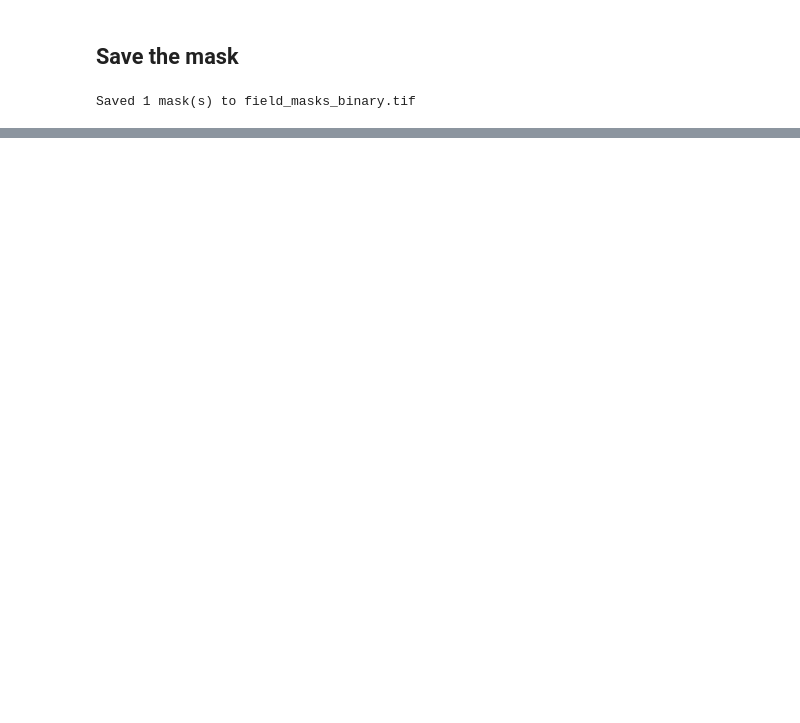
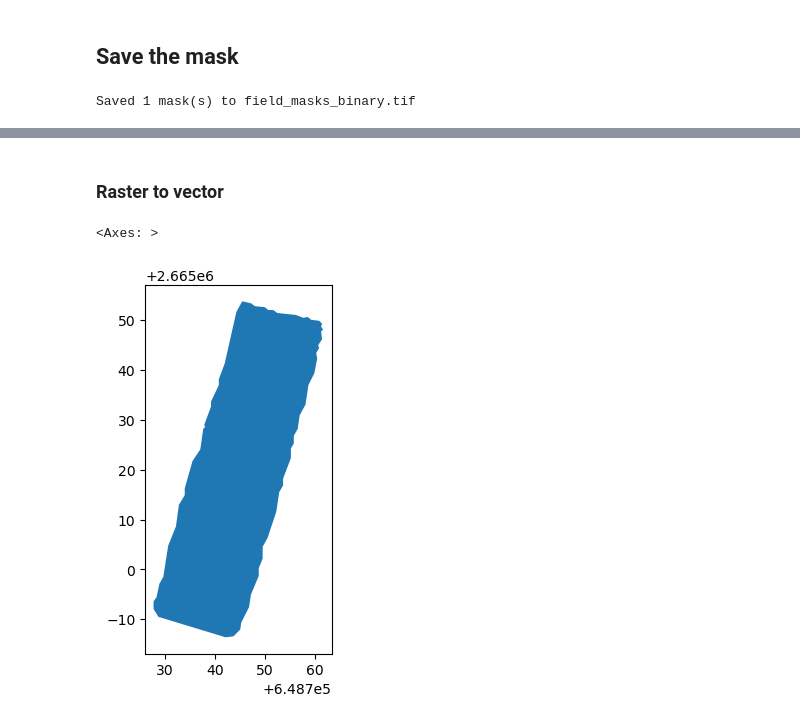
Before and after one commit to geonextgis/WBCrop, a Jupyter notebook: notebooks/01_preprocessing/01_segment_field_using_SAM3.ipynb, the cells around one changed output, grey strips where cells are left out. Drawn from its saved outputs; the diff is of its cells as text; code cells hidden in the pictures; blank space fills up the shorter version.

```diff
--- a/notebooks/01_preprocessing/01_segment_field_using_SAM3.ipynb
+++ b/notebooks/01_preprocessing/01_segment_field_using_SAM3.ipynb
@@ -178,0 +152,25 @@ if __name__ == "__main__":
+# %% [markdown]
+### Raster to vector
+# %%
+# Read the cleaned mask
+with rio.open("field_masks_binary_cleaned.tif") as src:
+    mask_cleaned = src.read(1)
+    meta = src.meta
+
+    results = (
+        {"properties": {"value": v}, "geometry": s}
+        for s, v in shapes(mask_cleaned, transform=transform)
+        if v == 1
+    )
+
+geoms = [shape(r["geometry"]) for r in results]
+gdf = gpd.GeoDataFrame(geometry=geoms, crs=src.crs)
+gdf["area"] = gdf.geometry.area
+gdf = gdf[gdf["area"] > 50]  # area in CRS units
+gdf = gdf.dissolve()
+gdf["geometry"] = gdf.geometry.simplify(tolerance=0.25)
+
+gdf.plot()
+# %% [output]
+<Axes: >
+[figure, added]
```
Also changed, not shown: parts of 10 cells of this notebook, 3 other files.
